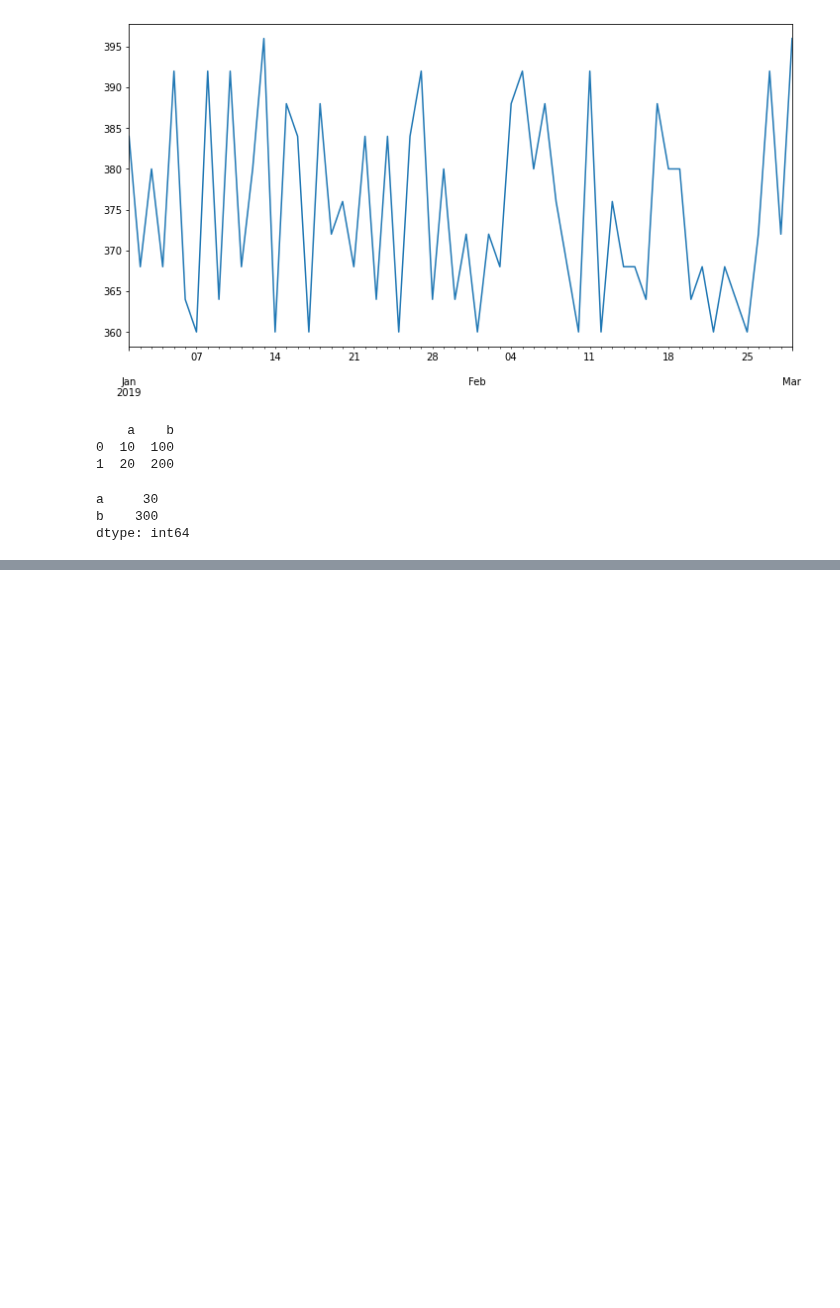
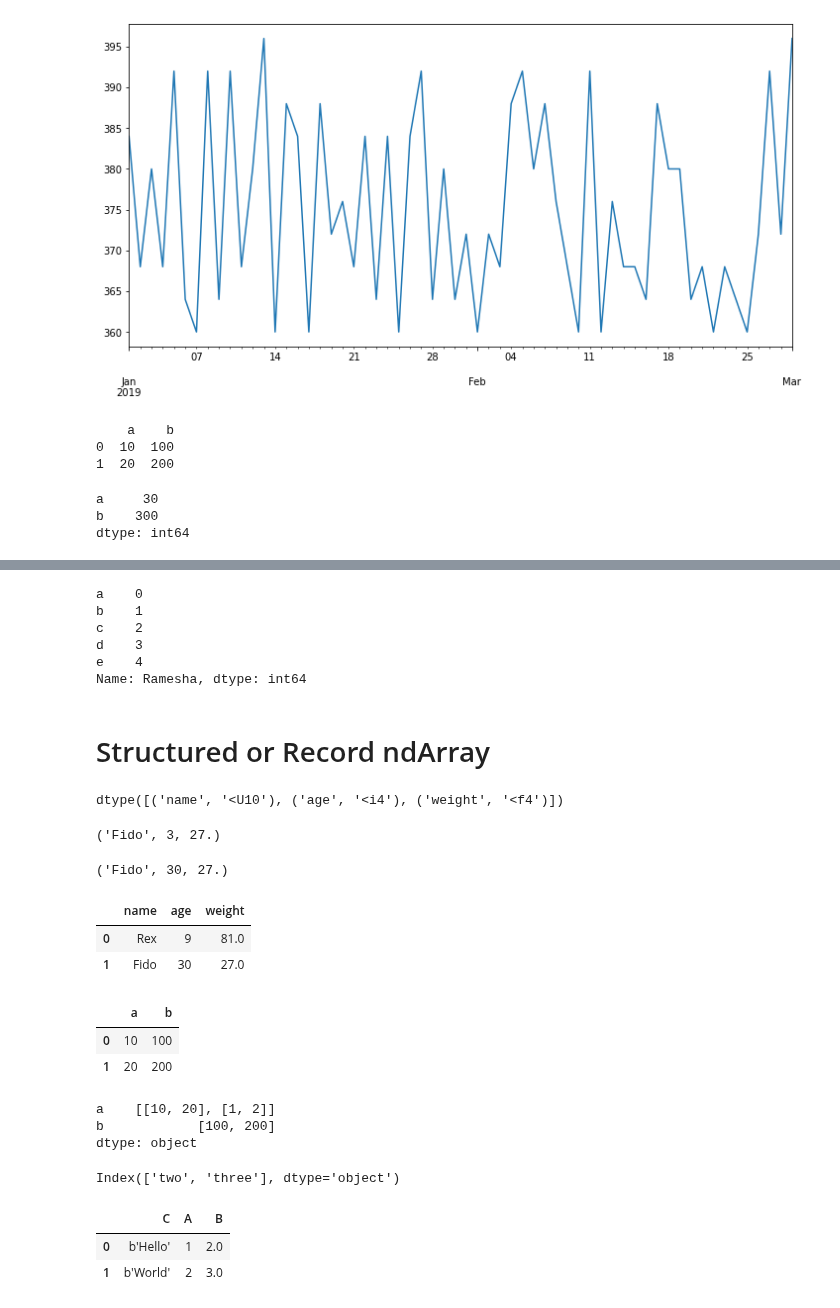
Before and after one commit to UtsavParashar/PythonProblems, a Jupyter notebook: PandasOffDoc.ipynb, the cells around one changed output, grey strips where cells are left out. Saved outputs shown, nothing was run; the diff lists cells and outputs as text; code cells hidden in the pictures; blank space fills up the shorter version.

```diff
--- a/PandasOffDoc.ipynb
+++ b/PandasOffDoc.ipynb
@@ -1760,0 +1807,80 @@ np.con*?
+# %%
+s3 = pd.Series(np.arange(5), index=['a','b','c','d','e'],)
+s3.rename('Ramesha')
+# %% [output]
+a    0
+b    1
+c    2
+d    3
+e    4
+Name: Ramesha, dtype: int64
+# %% [markdown]
+# Structured or Record ndArray
+# %%
+x = np.array([
+    ('Rex', 9, 81.0,),
+    ('Fido', 3, 27.0,),
+], dtype=[('name', 'U10'), ('age','i4'), ('weight', 'f4')]
+)
+x.dtype
+# %% [output]
+dtype([('name', '<U10'), ('age', '<i4'), ('weight', '<f4')])
+# %%
+x[1] # ('Fido', 3, 27.)
+# %% [output]
+('Fido', 3, 27.)
+# %%
+x[1]['age'] = 30
+x[1] #  ('Fido', 30, 27.)
+# %% [output]
+('Fido', 30, 27.)
+# %%
+df = DataFrame(x)
+df
+# %% [output]
+|  | name | age | weight |
+| 0 | Rex | 9 | 81.0 |
+| 1 | Fido | 30 | 27.0 |
+# %%
+df = DataFrame({
+    'a':[10,20],
+    'b':[100, 200]
+}, index=['chandu', 'maghu']
+)
+df
+# %% [output]
+|  | a | b |
+| 0 | 10 | 100 |
+| 1 | 20 | 200 |
+# %%
+d = {
+    'a':[[10,20], [1,2]],
+    'b':[100, 200]
+}
+df = DataFrame(d)
+s = pd.Series(d)
+s
+# %% [output]
+a    [[10, 20], [1, 2]]
+b            [100, 200]
+dtype: object
+# %%
+d = {
+    'one': pd.Series(np.arange(1,4).astype(float), index=['a','b','c']),
+    'two': pd.Series(np.arange(1,5).astype(float), index=['a','b','c','d']),
+}
+df = pd.DataFrame(d, index=['d','b','a'], columns=['two', 'three'])
+df.index # Index(['d', 'b', 'a'], dtype='object')
+df.columns # Index(['two', 'three'], dtype='object')
+# %% [output]
+Index(['two', 'three'], dtype='object')
+# %%
+data = np.zeros((2,), dtype=[("A", "i4"), ("B", "f4"), ("C", "a10")])
+data[:] = [(1, 2.0, "Hello"), (2, 3.0, "World")]
+pd.DataFrame(data)
+pd.DataFrame(data, index=['on', 'tw'])
+pd.DataFrame(data, columns=list('cab'.upper()))
+# %% [output]
+|  | C | A | B |
+| 0 | b'Hello' | 1 | 2.0 |
+| 1 | b'World' | 2 | 3.0 |
```
Also changed, not shown: parts of 18 cells of this notebook, 3 other files.
